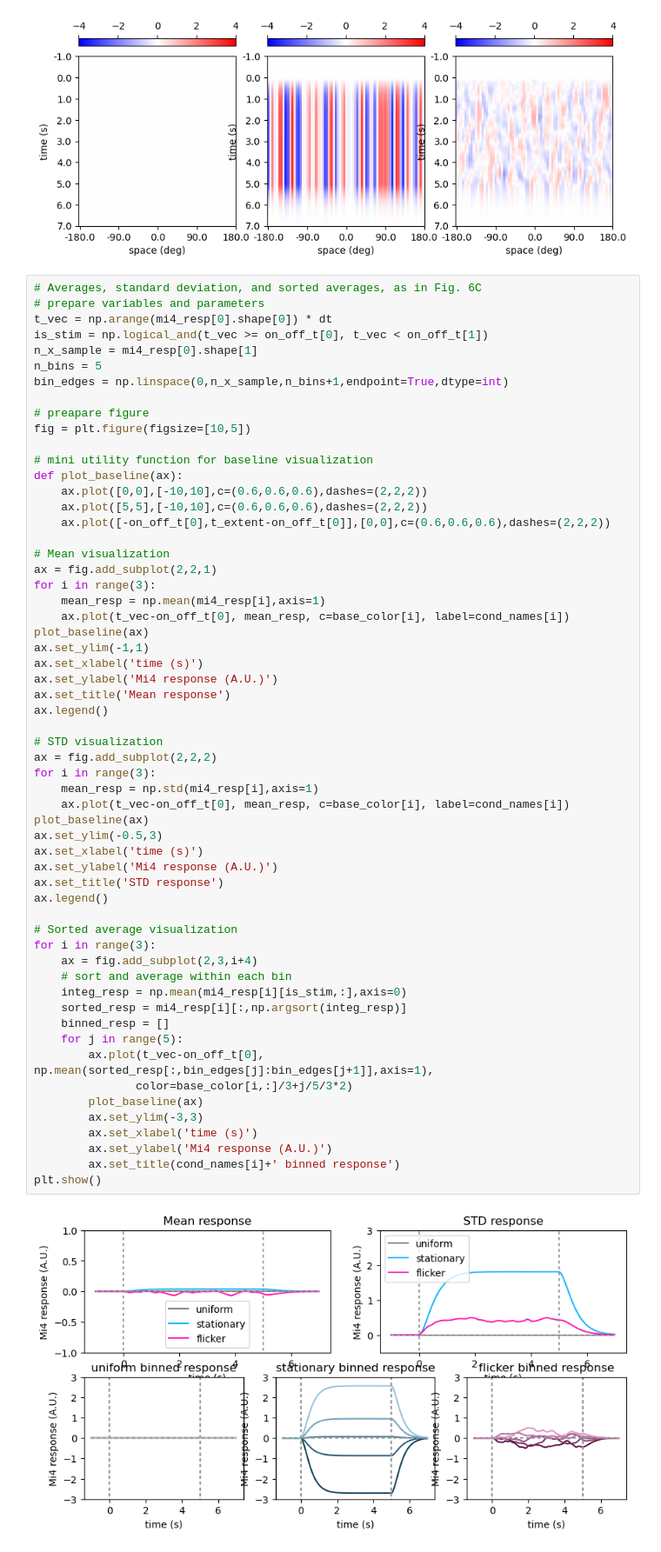
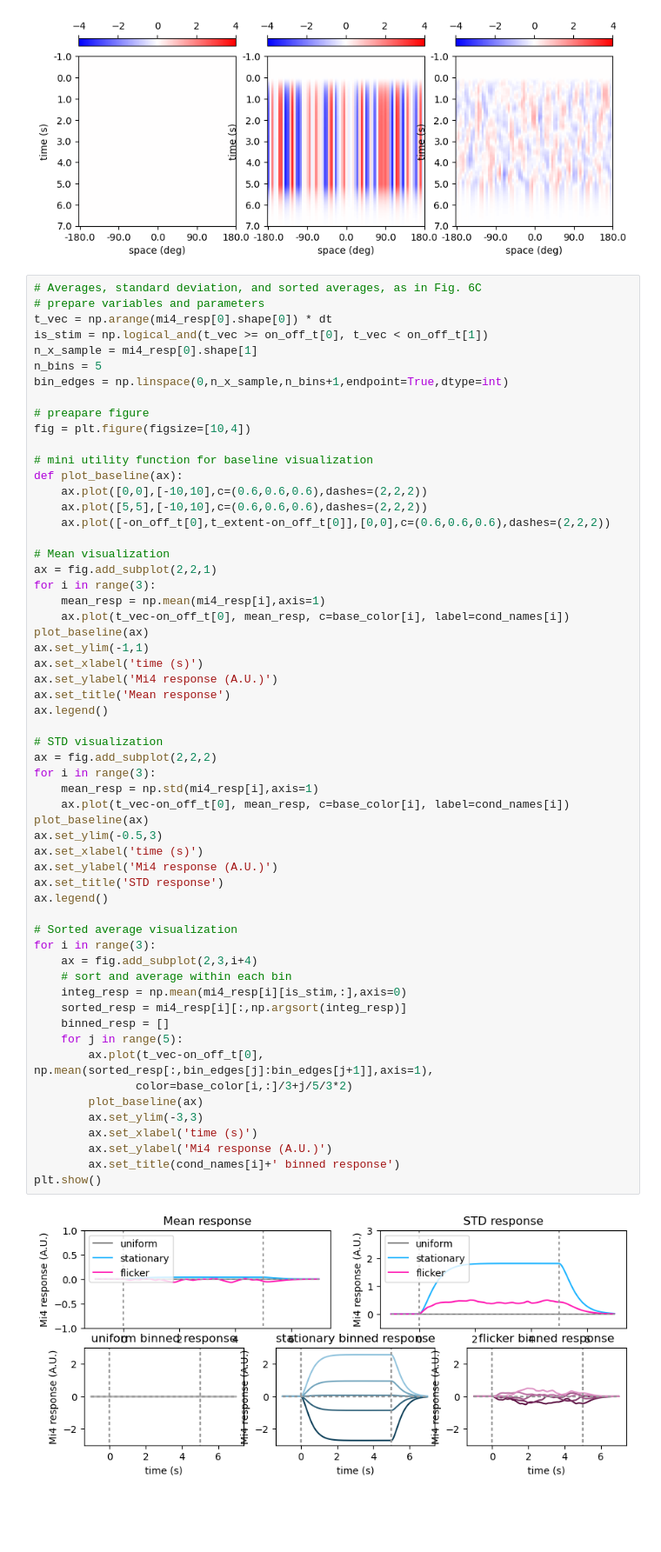
Before and after one commit to ClarkLabCode/Mi4Decoder, a Jupyter notebook: Mi4_decoder_simulation.ipynb, the cells around one changed output. Shown at 87% size. Drawn from its saved outputs; the diff is of its cells as text; blank space fills up the shorter version.

```diff
--- a/Mi4_decoder_simulation.ipynb
+++ b/Mi4_decoder_simulation.ipynb
@@ -146,7 +146,7 @@ n_bins = 5
 bin_edges = np.linspace(0,n_x_sample,n_bins+1,endpoint=True,dtype=int)
 
 # preapare figure
-fig = plt.figure(figsize=[10,5])
+fig = plt.figure(figsize=[10,4])
 
 # mini utility function for baseline visualization
 def plot_baseline(ax):
@@ -168,31 +168,31 @@ ax.legend()
 
 # STD visualization
 ax = fig.add_subplot(2,2,2)
 for i in range(3):
     mean_resp = np.std(mi4_resp[i],axis=1)
     ax.plot(t_vec-on_off_t[0], mean_resp, c=base_color[i], label=cond_names[i])
 plot_baseline(ax)
 ax.set_ylim(-0.5,3)
 ax.set_xlabel('time (s)')
 ax.set_ylabel('Mi4 response (A.U.)')
 ax.set_title('STD response')
 ax.legend()
 
 # Sorted average visualization
 for i in range(3):
     ax = fig.add_subplot(2,3,i+4)
     # sort and average within each bin
     integ_resp = np.mean(mi4_resp[i][is_stim,:],axis=0)
     sorted_resp = mi4_resp[i][:,np.argsort(integ_resp)]
     binned_resp = []
     for j in range(5):
         ax.plot(t_vec-on_off_t[0], np.mean(sorted_resp[:,bin_edges[j]:bin_edges[j+1]],axis=1),
                color=base_color[i,:]/3+j/5/3*2)
         plot_baseline(ax)
         ax.set_ylim(-3,3)
         ax.set_xlabel('time (s)')
         ax.set_ylabel('Mi4 response (A.U.)')
         ax.set_title(cond_names[i]+' binned response')
 plt.show()
 # %% [output]
-[figure, old version]
+[figure, new version]
```
Also changed, not shown: parts of 3 cells of this notebook.
